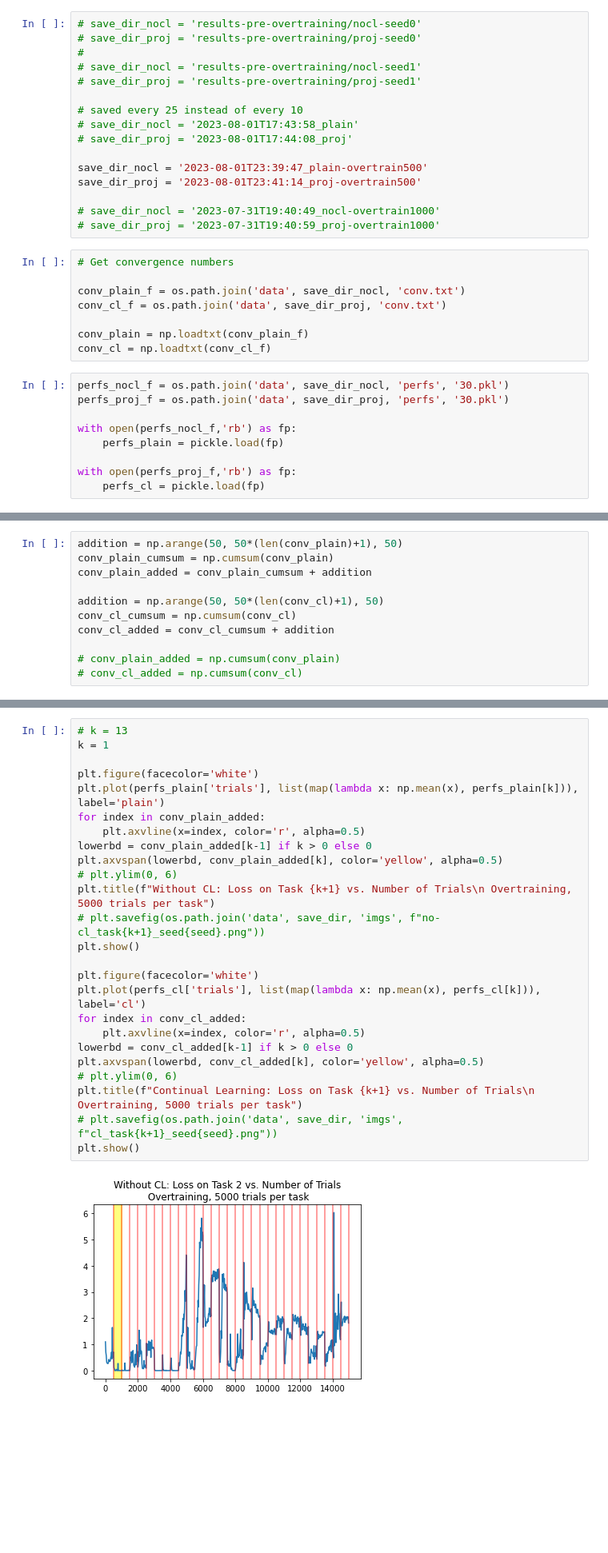
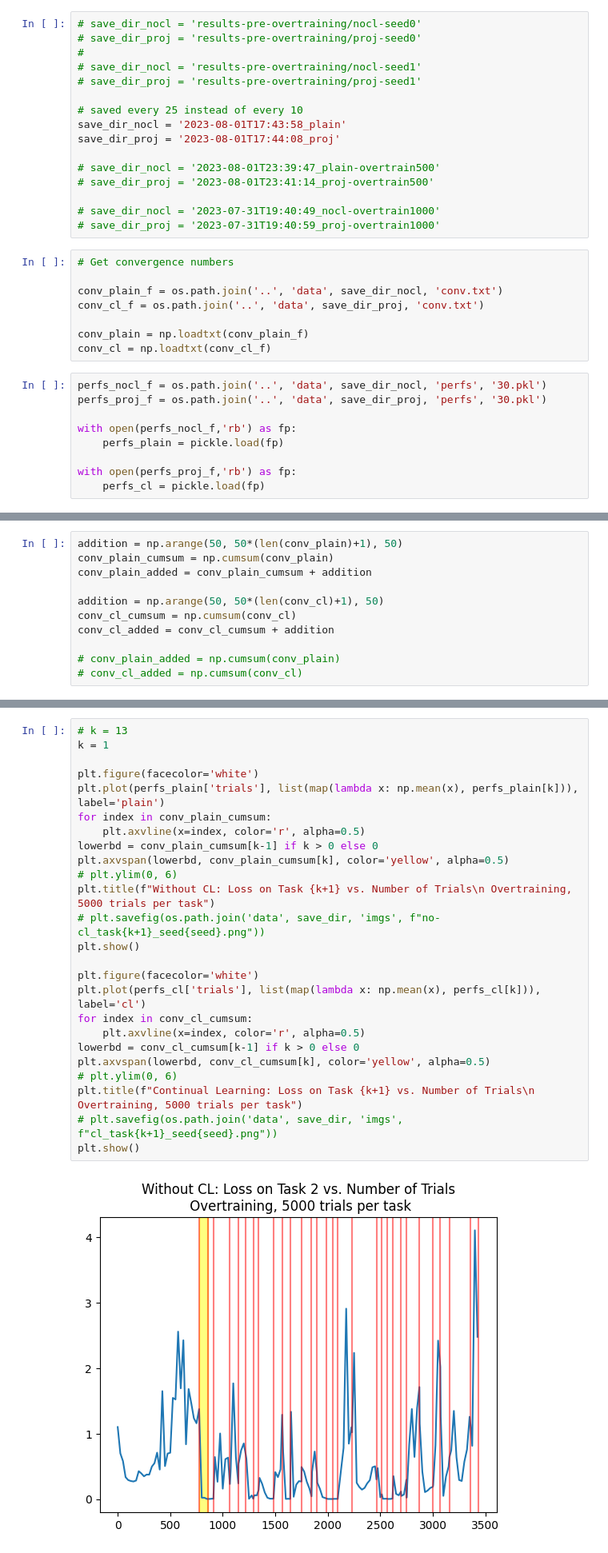
Before and after one commit to atkirtland/learning-2-learn, a Jupyter notebook: analysis/cl-plot.ipynb, the cells around one changed output, grey strips where cells are left out. Shown at 80% size. Drawn from its saved outputs; the diff is of its cells as text; blank space fills up the shorter version.

```diff
--- a/analysis/cl-plot.ipynb
+++ b/analysis/cl-plot.ipynb
@@ -12,25 +14,25 @@ import os
 # save_dir_proj = 'results-pre-overtraining/proj-seed1'
 
 # saved every 25 instead of every 10
-# save_dir_nocl = '2023-08-01T17:43:58_plain'
-# save_dir_proj = '2023-08-01T17:44:08_proj'
+save_dir_nocl = '2023-08-01T17:43:58_plain'
+save_dir_proj = '2023-08-01T17:44:08_proj'
 
-save_dir_nocl = '2023-08-01T23:39:47_plain-overtrain500'
-save_dir_proj = '2023-08-01T23:41:14_proj-overtrain500'
+# save_dir_nocl = '2023-08-01T23:39:47_plain-overtrain500'
+# save_dir_proj = '2023-08-01T23:41:14_proj-overtrain500'
 
 # save_dir_nocl = '2023-07-31T19:40:49_nocl-overtrain1000'
 # save_dir_proj = '2023-07-31T19:40:59_proj-overtrain1000'
 # %%
 # Get convergence numbers
 
-conv_plain_f = os.path.join('data', save_dir_nocl, 'conv.txt')
-conv_cl_f = os.path.join('data', save_dir_proj, 'conv.txt')
+conv_plain_f = os.path.join('..', 'data', save_dir_nocl, 'conv.txt')
+conv_cl_f = os.path.join('..', 'data', save_dir_proj, 'conv.txt')
 
 conv_plain = np.loadtxt(conv_plain_f)
 conv_cl = np.loadtxt(conv_cl_f)
 # %%
-perfs_nocl_f = os.path.join('data', save_dir_nocl, 'perfs', '30.pkl')
-perfs_proj_f = os.path.join('data', save_dir_proj, 'perfs', '30.pkl')
+perfs_nocl_f = os.path.join('..', 'data', save_dir_nocl, 'perfs', '30.pkl')
+perfs_proj_f = os.path.join('..', 'data', save_dir_proj, 'perfs', '30.pkl')
 
 with open(perfs_nocl_f,'rb') as fp:
     perfs_plain = pickle.load(fp)
@@ -68,27 +74,27 @@ plt.show()
 # %%
 # k = 13
 k = 1
 
 plt.figure(facecolor='white')
 plt.plot(perfs_plain['trials'], list(map(lambda x: np.mean(x), perfs_plain[k])), label='plain')
-for index in conv_plain_added:
+for index in conv_plain_cumsum:
     plt.axvline(x=index, color='r', alpha=0.5)
-lowerbd = conv_plain_added[k-1] if k > 0 else 0
-plt.axvspan(lowerbd, conv_plain_added[k], color='yellow', alpha=0.5)
+lowerbd = conv_plain_cumsum[k-1] if k > 0 else 0
+plt.axvspan(lowerbd, conv_plain_cumsum[k], color='yellow', alpha=0.5)
 # plt.ylim(0, 6)
 plt.title(f"Without CL: Loss on Task {k+1} vs. Number of Trials\n Overtraining, 5000 trials per task")
 # plt.savefig(os.path.join('data', save_dir, 'imgs', f"no-cl_task{k+1}_seed{seed}.png"))
 plt.show()
 
 plt.figure(facecolor='white')
 plt.plot(perfs_cl['trials'], list(map(lambda x: np.mean(x), perfs_cl[k])), label='cl')
-for index in conv_cl_added:
+for index in conv_cl_cumsum:
     plt.axvline(x=index, color='r', alpha=0.5)
-lowerbd = conv_cl_added[k-1] if k > 0 else 0
-plt.axvspan(lowerbd, conv_cl_added[k], color='yellow', alpha=0.5)
+lowerbd = conv_cl_cumsum[k-1] if k > 0 else 0
+plt.axvspan(lowerbd, conv_cl_cumsum[k], color='yellow', alpha=0.5)
 # plt.ylim(0, 6)
 plt.title(f"Continual Learning: Loss on Task {k+1} vs. Number of Trials\n Overtraining, 5000 trials per task")
 # plt.savefig(os.path.join('data', save_dir, 'imgs', f"cl_task{k+1}_seed{seed}.png"))
 plt.show()
 # %% [output]
-[figure, old version]
+[figure, new version]
```
Also changed, not shown: parts of 7 cells of this notebook, 4 other files.
